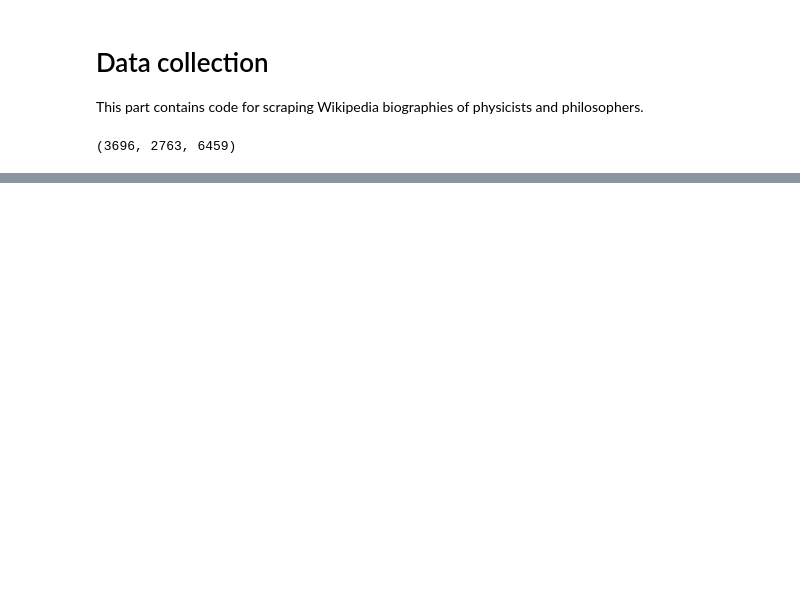
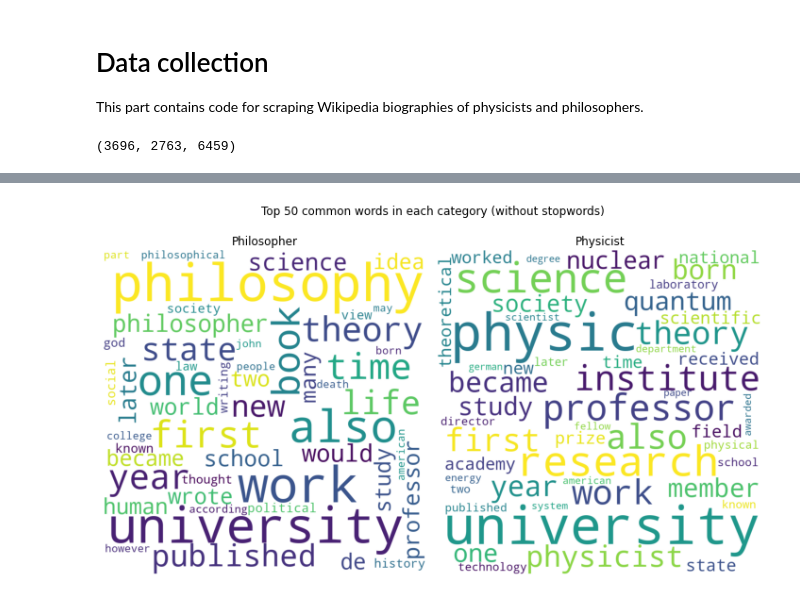
Before and after one commit to AnnaTokareff/data-science-project, a Jupyter notebook: part_1.ipynb, the cells around one changed output, grey strips where cells are left out. Saved outputs shown, nothing was run; the diff lists cells and outputs as text; code cells hidden in the pictures; blank space fills up the shorter version.

```diff
--- a/part_1.ipynb
+++ b/part_1.ipynb
@@ -158,0 +286,4 @@ len(philo_texts), len(physi_texts), len(df)
+# %%
+# split the initial data into two datasets according to the category
+df_phil = df[df["category"] == "Philosopher"]
+df_phys = df[df["category"] == "Physicist"]
@@ -158,0 +307,12 @@ len(philo_texts), len(physi_texts), len(df)
+# %%
+# Get the 50 most common words for Philosopher
+top_words_phil = dict(collections.Counter(tokens_phil_without_sw).most_common(50))
+
+# Get the 50 most common words for Phiycisist
+top_words_phys = dict(collections.Counter(tokens_phys_without_sw).most_common(50))
+
+# Get the 50 most common words for Philosopher with stopwords
+top_words_phil_sw = dict(collections.Counter(tokens_phil_sw).most_common(50))
+
+# Get the 50 most common words for Phiycisist with stopwords
+top_words_phys_sw = dict(collections.Counter(tokens_phys_sw).most_common(50))
@@ -158,0 +333,19 @@ len(philo_texts), len(physi_texts), len(df)
+# %%
+wordcloud_phil = WordCloud(width=800, height=800, background_color='white', stopwords=stopwords, min_font_size=10).generate_from_frequencies(top_words_phil)
+wordcloud_phys = WordCloud(width=800, height=800, background_color='white', stopwords=stopwords, min_font_size=10).generate_from_frequencies(top_words_phys)
+
+fig, (ax1, ax2) = plt.subplots(1, 2, figsize=(10, 6))
+fig.suptitle("Top 50 common words in each category (without stopwords)")
+
+ax1.imshow(wordcloud_phil)
+ax1.axis("off")
+ax1.set_title("Philosopher")
+
+ax2.imshow(wordcloud_phys)
+ax2.axis("off")
+ax2.set_title("Physicist")
+
+plt.tight_layout()
+plt.show()
+# %% [output]
+[figure, added]
```
Also changed, not shown: parts of 45 cells of this notebook, 1 other file.
